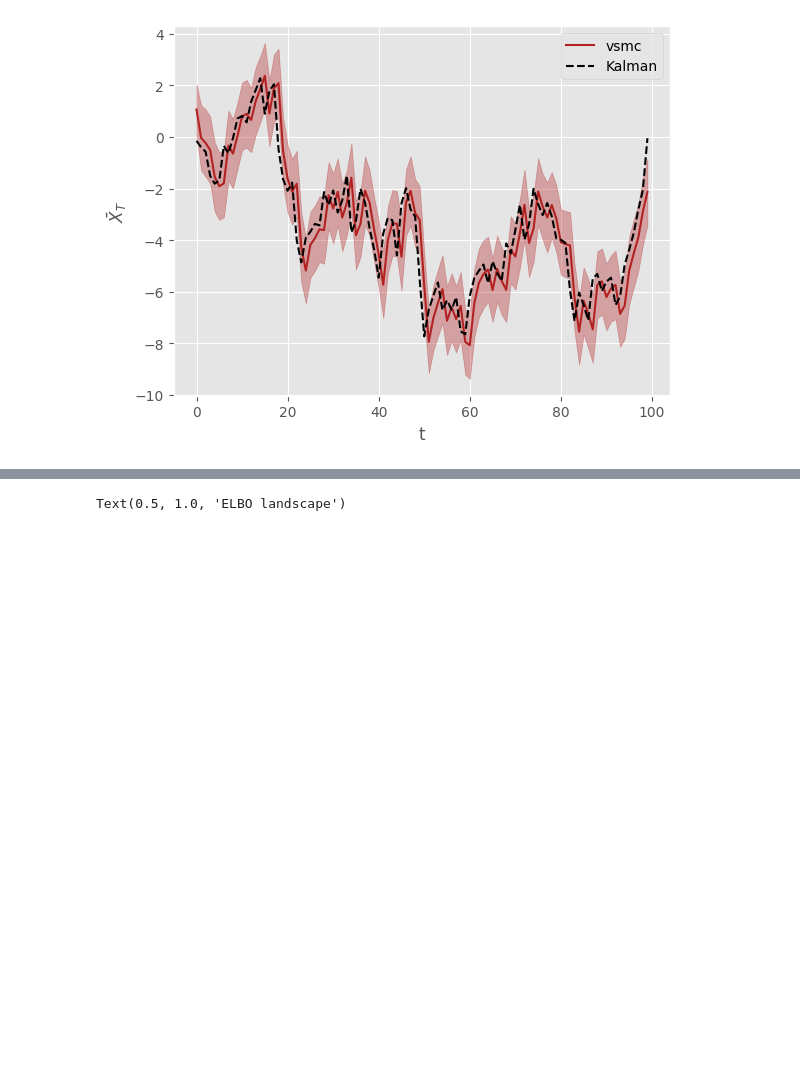
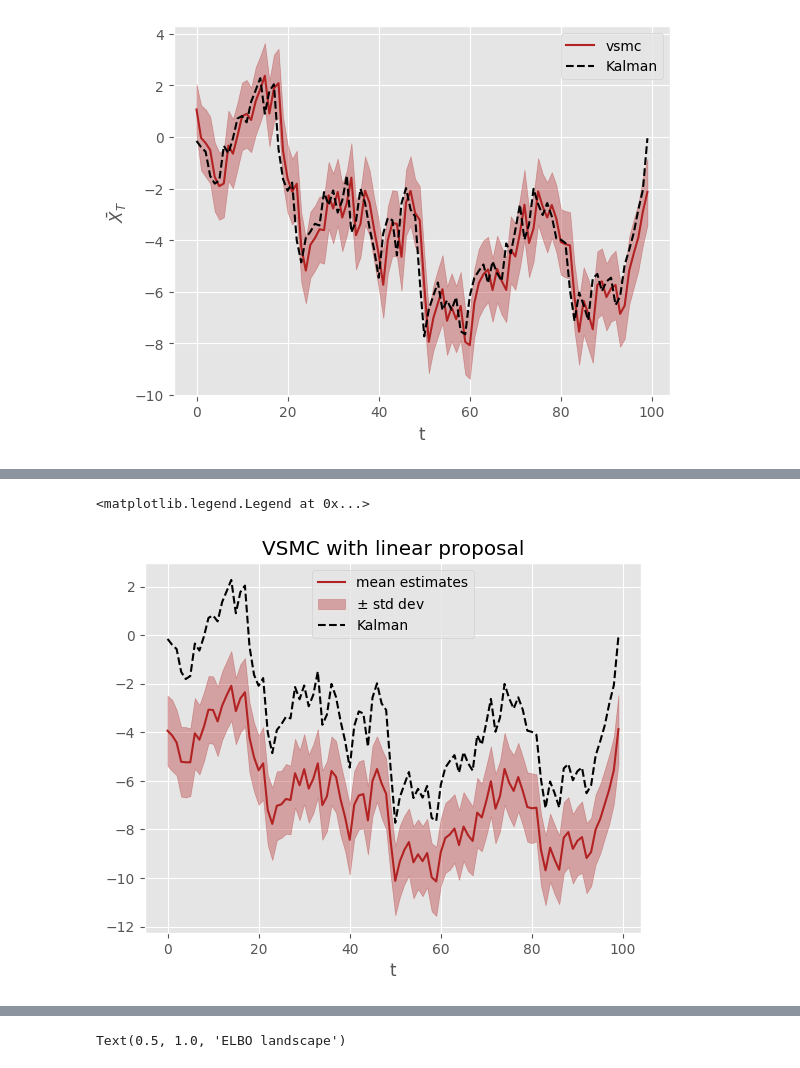
Before and after one commit to Perez-Amanda/ComputacionalStatistics_FinalProject, a Jupyter notebook: SMC.ipynb, the cells around one changed output, grey strips where cells are left out. Cells and saved outputs as stored; diff of their text form; code cells hidden in the pictures; blank space fills up the shorter version.

```diff
--- a/SMC.ipynb
+++ b/SMC.ipynb
@@ -857,4 +862,20 @@ Text(0.5, 1.0, 'Loss history')
 N = 1000
 T = 100
 log_w_vsmc_lin, x_part_vsmc_lin, a_vsmc_lin, x_vsmc_lin = VSMC(y_seq, N, T, proposal)
+# %%
+mu = x_part_vsmc_lin.detach().mean(axis=1)
+s = x_part_vsmc_lin.detach().std(axis=1)
+y1 = (mu - s).reshape(100,)
+y2 = (mu + s).reshape(100,)
+
+plt.plot(mu, label='mean estimates',c='firebrick')
+plt.fill_between(x=range(100), y1=y1, y2=y2, alpha=.35,color='firebrick', label=r"$\pm$ std dev")
+plt.plot(X_hat,ls='--',c='black',label="Kalman")
+plt.xlabel('t')
+plt.title('VSMC with linear proposal')
+# plt.ylabel(r"$\bar{X}_T$")
+plt.legend()
+# %% [output]
+<matplotlib.legend.Legend at 0x...>
+[figure, added]
 # %%
```
Also changed, not shown: parts of 35 cells of this notebook.
